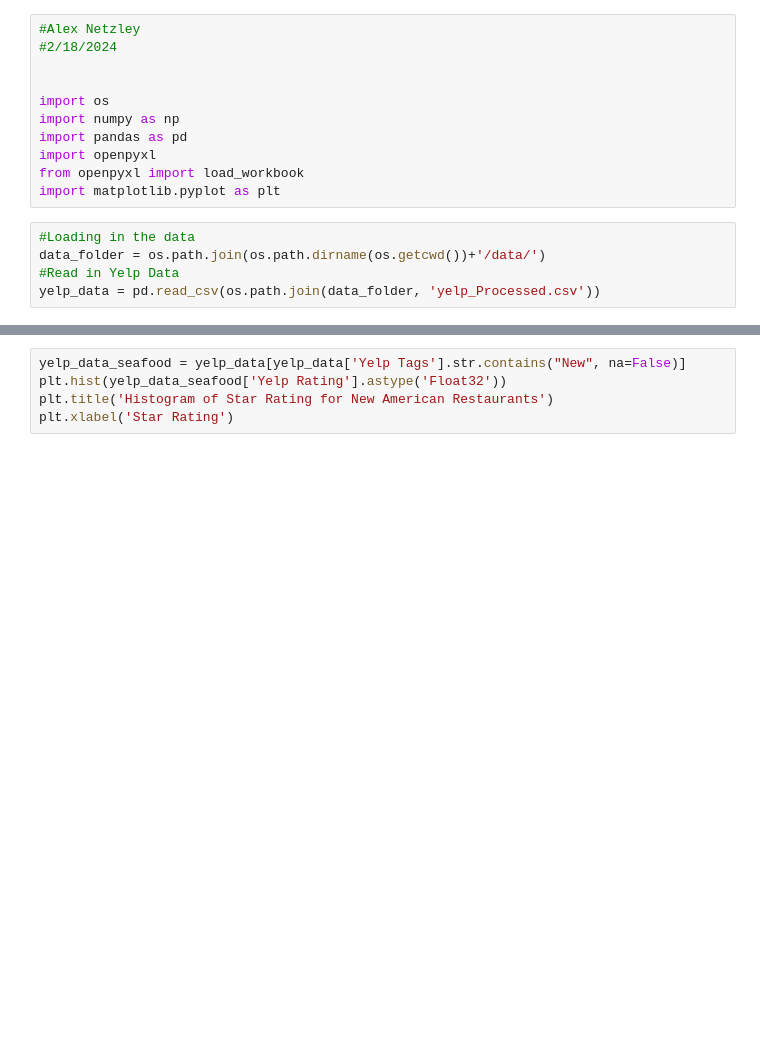
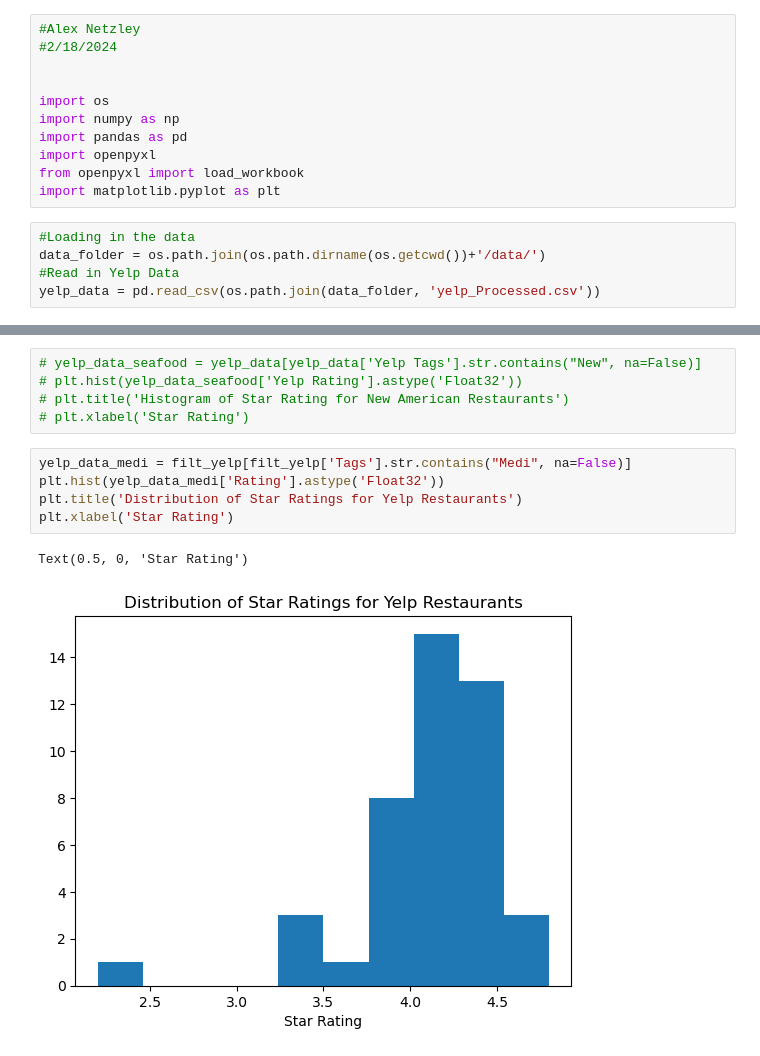
Before and after one commit to ajnetzley/Seattle-Restaurant-Reviews, a Jupyter notebook: analysis/yelp_cuisine_analysis.ipynb, the cells around one changed output, grey strips where cells are left out. Drawn from its saved outputs; the diff is of its cells as text; blank space fills up the shorter version.

```diff
--- a/analysis/yelp_cuisine_analysis.ipynb
+++ b/analysis/yelp_cuisine_analysis.ipynb
@@ -62,5 +123,13 @@ average_rating.plot(kind='barh')
 # %%
-yelp_data_seafood = yelp_data[yelp_data['Yelp Tags'].str.contains("New", na=False)]
-plt.hist(yelp_data_seafood['Yelp Rating'].astype('Float32'))
-plt.title('Histogram of Star Rating for New American Restaurants')
-plt.xlabel('Star Rating')
+# yelp_data_seafood = yelp_data[yelp_data['Yelp Tags'].str.contains("New", na=False)]
+# plt.hist(yelp_data_seafood['Yelp Rating'].astype('Float32'))
+# plt.title('Histogram of Star Rating for New American Restaurants')
+# plt.xlabel('Star Rating')
+# %%
+yelp_data_medi = filt_yelp[filt_yelp['Tags'].str.contains("Medi", na=False)]
+plt.hist(yelp_data_medi['Rating'].astype('Float32'))
+plt.title('Distribution of Star Ratings for Yelp Restaurants')
+plt.xlabel('Star Rating')
+# %% [output]
+Text(0.5, 0, 'Star Rating')
+[figure, added]
```
Also changed, not shown: parts of 10 cells of this notebook.
